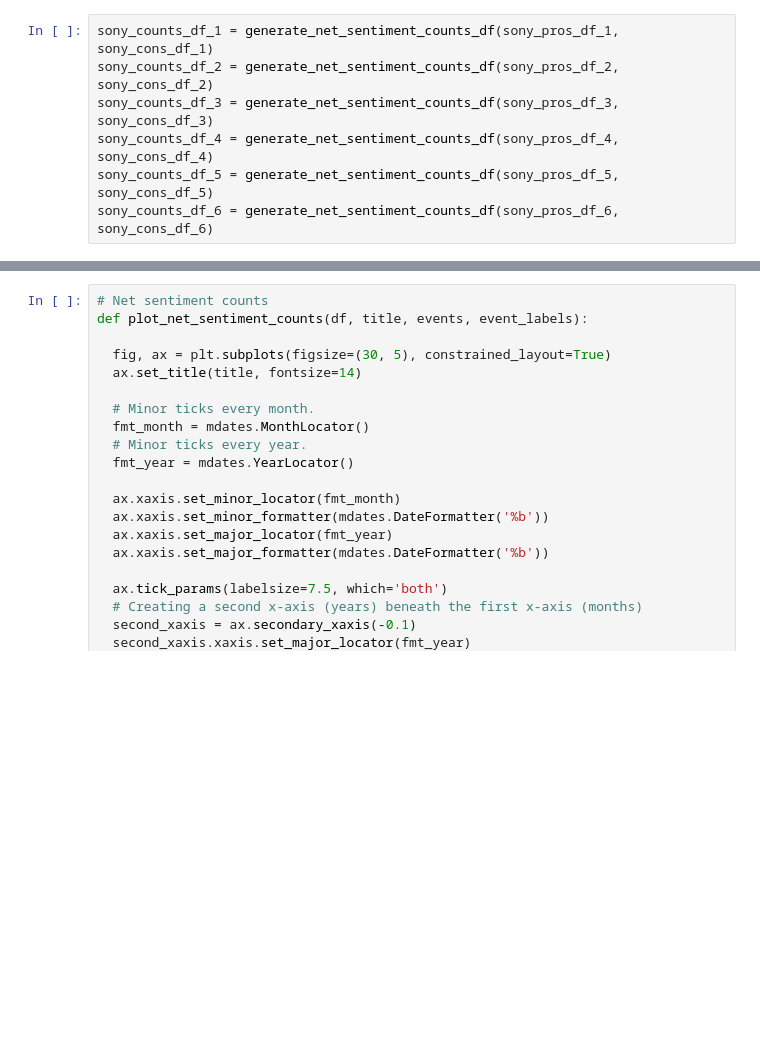
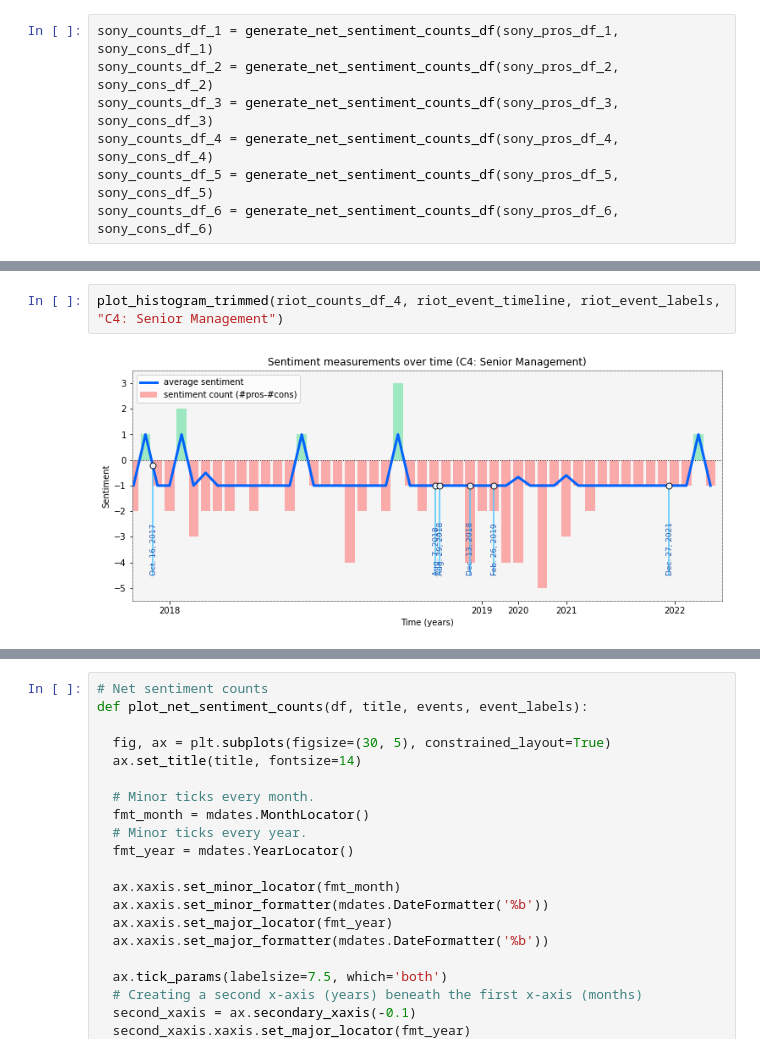
Before and after one commit to michellecchen/cs72_final, a Jupyter notebook: timelines.ipynb, the cells around one changed output, grey strips where cells are left out. Cells and saved outputs as stored; diff of their text form; blank space fills up the shorter version.

```diff
--- a/timelines.ipynb
+++ b/timelines.ipynb
@@ -467,0 +632,4 @@ sony_counts_df_6 = generate_net_sentiment_counts_df(sony_pros_df_6, sony_cons_df
+# %%
+plot_histogram_trimmed(riot_counts_df_4, riot_event_timeline, riot_event_labels, "C4: Senior Management")
+# %% [output]
+[figure, added]
```
Also changed, not shown: parts of 42 cells of this notebook.
